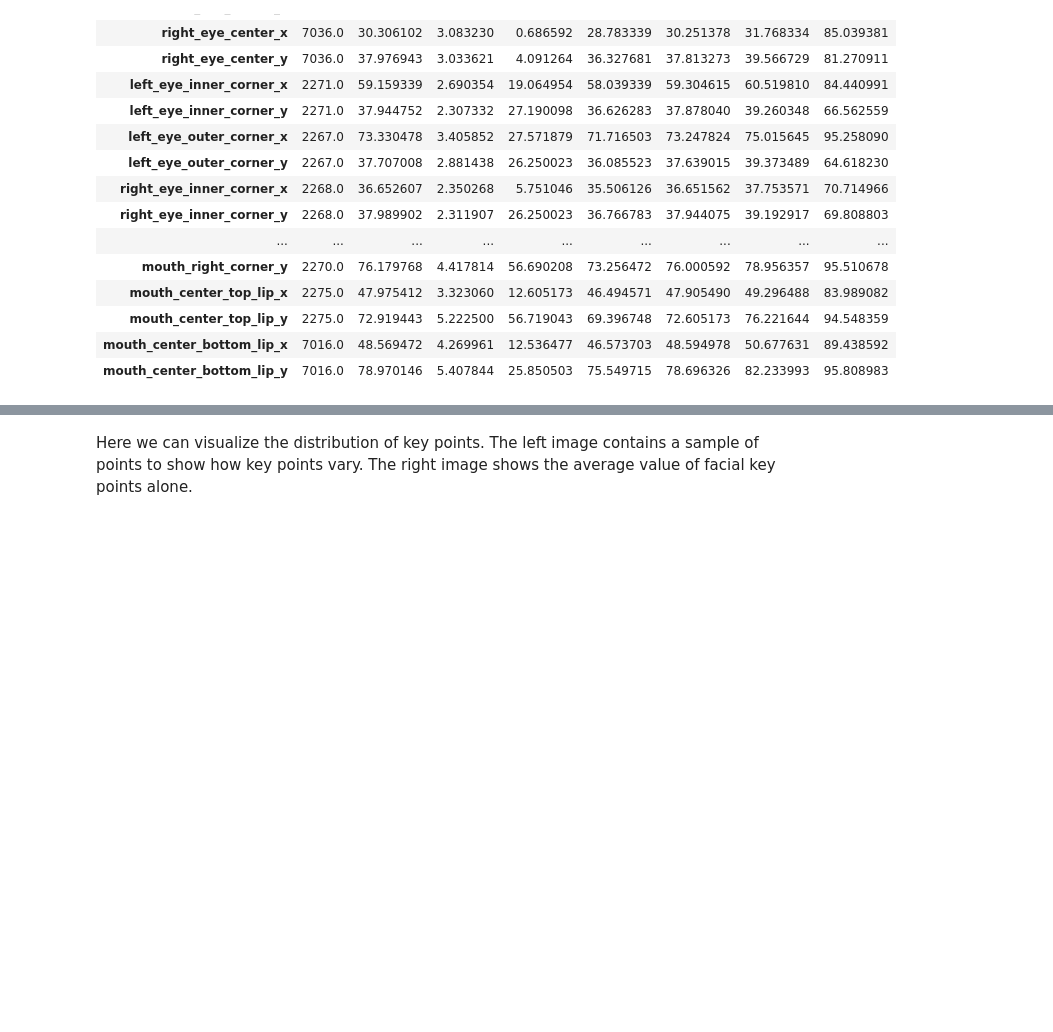
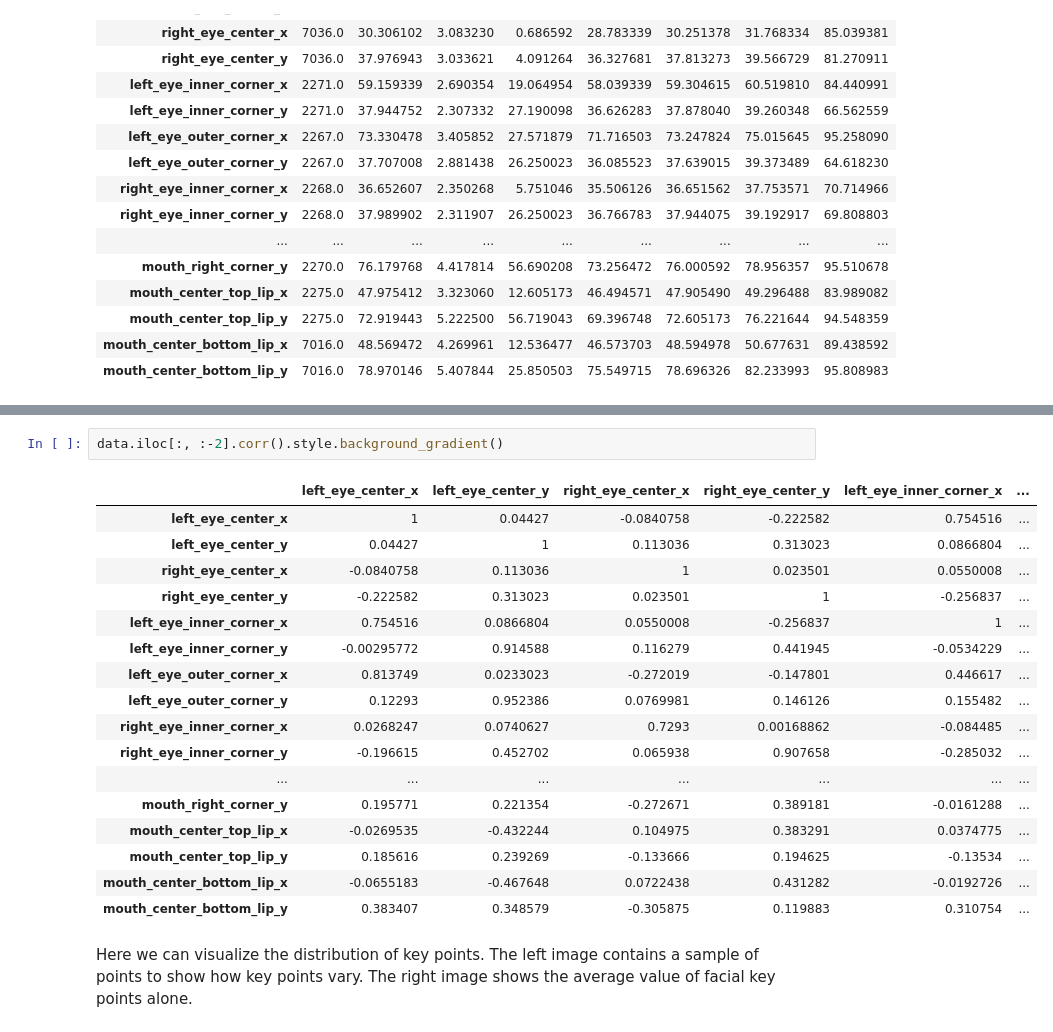
Before and after one commit to jamieandre/w207-f18-final-project, a Jupyter notebook: Final_Project_Draft.ipynb, the cells around one changed output, grey strips where cells are left out. Drawn from its saved outputs; the diff is of its cells as text; blank space fills up the shorter version.

```diff
--- a/Final_Project_Draft.ipynb
+++ b/Final_Project_Draft.ipynb
@@ -284,3 +229,23 @@ data.iloc[:, :-2].boxplot();
+# %%
+data.iloc[:, :-2].corr().style.background_gradient()
+# %% [output]
+|  | left_eye_center_x | left_eye_center_y | right_eye_center_x | right_eye_center_y | left_eye_inner_corner_x | ... |
+| left_eye_center_x | 1 | 0.04427 | -0.0840758 | -0.222582 | 0.754516 | ... |
+| left_eye_center_y | 0.04427 | 1 | 0.113036 | 0.313023 | 0.0866804 | ... |
+| right_eye_center_x | -0.0840758 | 0.113036 | 1 | 0.023501 | 0.0550008 | ... |
+| right_eye_center_y | -0.222582 | 0.313023 | 0.023501 | 1 | -0.256837 | ... |
+| left_eye_inner_corner_x | 0.754516 | 0.0866804 | 0.0550008 | -0.256837 | 1 | ... |
+| left_eye_inner_corner_y | -0.00295772 | 0.914588 | 0.116279 | 0.441945 | -0.0534229 | ... |
+| left_eye_outer_corner_x | 0.813749 | 0.0233023 | -0.272019 | -0.147801 | 0.446617 | ... |
+| left_eye_outer_corner_y | 0.12293 | 0.952386 | 0.0769981 | 0.146126 | 0.155482 | ... |
+| right_eye_inner_corner_x | 0.0268247 | 0.0740627 | 0.7293 | 0.00168862 | -0.084485 | ... |
+| right_eye_inner_corner_y | -0.196615 | 0.452702 | 0.065938 | 0.907658 | -0.285032 | ... |
+| ... | ... | ... | ... | ... | ... | ... |
+| mouth_right_corner_y | 0.195771 | 0.221354 | -0.272671 | 0.389181 | -0.0161288 | ... |
+| mouth_center_top_lip_x | -0.0269535 | -0.432244 | 0.104975 | 0.383291 | 0.0374775 | ... |
+| mouth_center_top_lip_y | 0.185616 | 0.239269 | -0.133666 | 0.194625 | -0.13534 | ... |
+| mouth_center_bottom_lip_x | -0.0655183 | -0.467648 | 0.0722438 | 0.431282 | -0.0192726 | ... |
+| mouth_center_bottom_lip_y | 0.383407 | 0.348579 | -0.305875 | 0.119883 | 0.310754 | ... |
 # %% [markdown]
 Here we can visualize the distribution of key points. The left image contains a sample of points to show how key points vary. The right image shows the average value of facial key points alone.
 # %%
```
Also changed, not shown: parts of 34 cells of this notebook.
